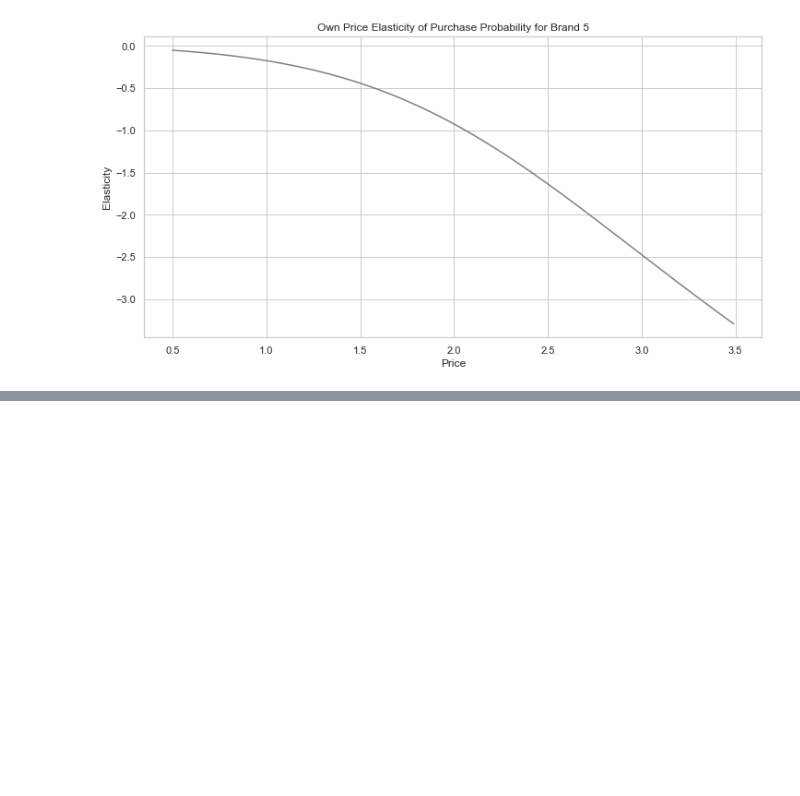
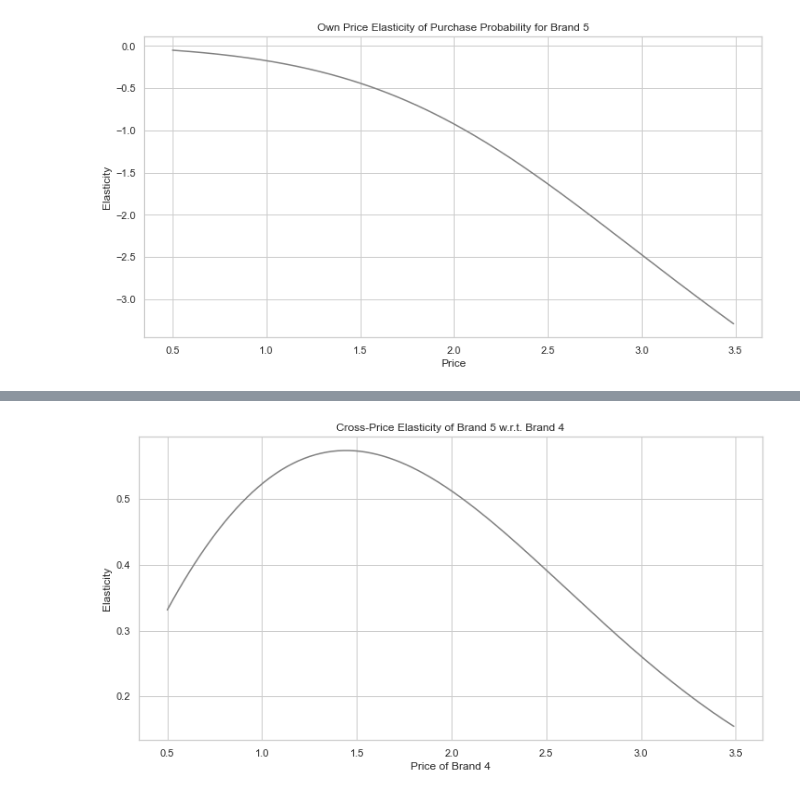
Before and after one commit to sheikhomar/customer-analytics, a Jupyter notebook: n04_modelling_brand_choice.ipynb, the cells around one changed output, grey strips where cells are left out. Drawn from its saved outputs; the diff is of its cells as text; code cells hidden in the pictures; blank space fills up the shorter version.

Commit message:
Cross-price elasticity.

```diff
--- a/n04_modelling_brand_choice.ipynb
+++ b/n04_modelling_brand_choice.ipynb
@@ -128,0 +183,9 @@ ax.set_title('Own Price Elasticity of Purchase Probability for Brand 5');
+# %%
+df_cross_price_elasticities = calc_cross_brand_price_elasticity(df_purchases, own_brand=5, cross_brand=4)
+# %%
+fig, ax = plt.subplots(figsize=(12, 6))
+sns.lineplot(x='Price', y='Elasticity', data=df_cross_price_elasticities, color='grey', ax=ax)
+ax.set_xlabel('Price of Brand 4')
+ax.set_title('Cross-Price Elasticity of Brand 5 w.r.t. Brand 4');
+# %% [output]
+[figure, added]
```
Also changed, not shown: parts of 12 cells of this notebook.
